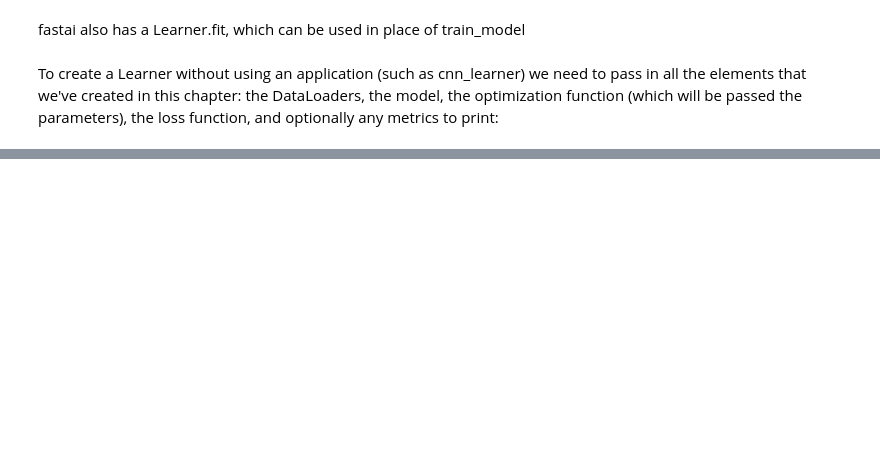
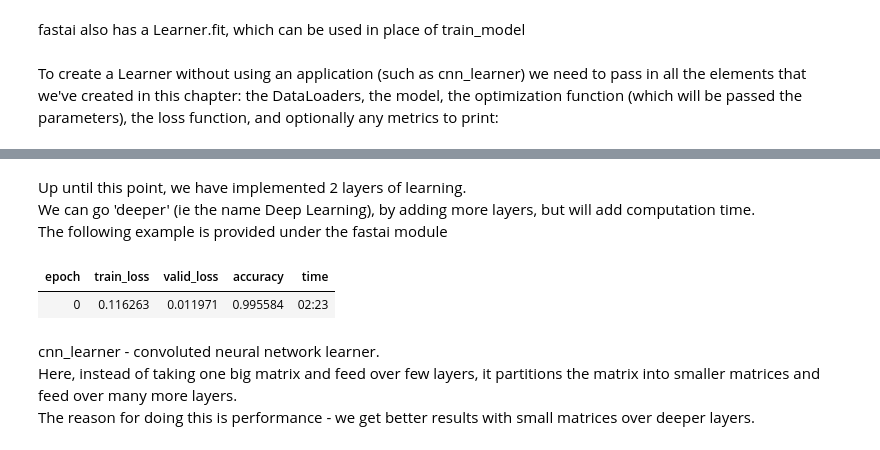
Before and after one commit to code4plot/aws, a Jupyter notebook: MNIST_3-7.ipynb, the cells around one changed output, grey strips where cells are left out. Cells and saved outputs as stored; diff of their text form; code cells hidden in the pictures; blank space fills up the shorter version.

```diff
--- a/MNIST_3-7.ipynb
+++ b/MNIST_3-7.ipynb
@@ -732,0 +819,16 @@ learn.fit(10, lr=lr)
+# %% [markdown]
+Up until this point, we have implemented 2 layers of learning. \
+We can go 'deeper' (ie the name Deep Learning), by adding more layers, but will add computation time.\
+The following example is provided under the fastai module
+# %%
+dls = ImageDataLoaders.from_folder(path)
+learn = cnn_learner(dls, resnet18, pretrained=False,
+                   loss_func=F.cross_entropy, metrics=accuracy)
+learn.fit_one_cycle(1,0.1)
+# %% [output]
+| epoch | train_loss | valid_loss | accuracy | time |
+| 0 | 0.116263 | 0.011971 | 0.995584 | 02:23 |
+# %% [markdown]
+cnn_learner - convoluted neural network learner.\
+Here, instead of taking one big matrix and feed over few layers, it partitions the matrix into smaller matrices and feed over many more layers.\
+The reason for doing this is performance - we get better results with small matrices over deeper layers.
```
Also changed, not shown: parts of 26 cells of this notebook.
